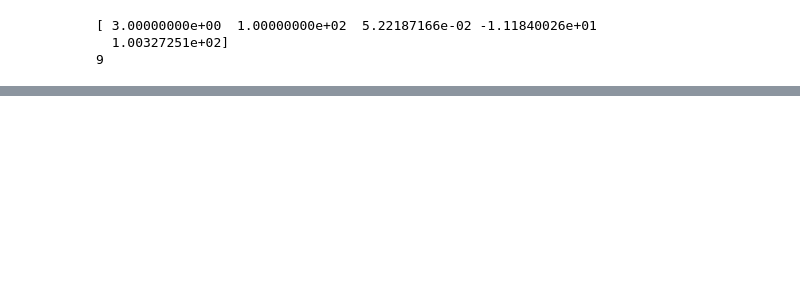
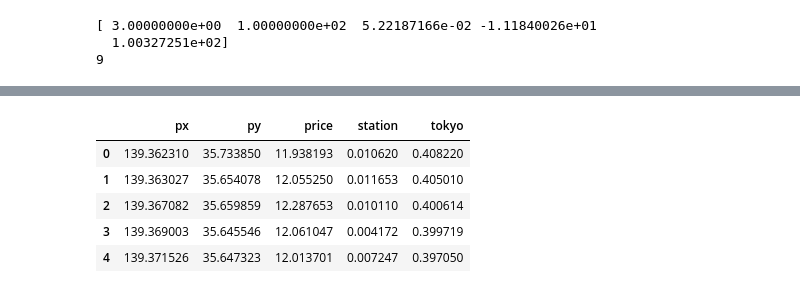
Before and after one commit to ryuya-ko/LDAT_LS_2019, a Jupyter notebook: code/python/kriging_imple.ipynb, the cells around one changed output, grey strips where cells are left out. Drawn from its saved outputs; the diff is of its cells as text; code cells hidden in the pictures; blank space fills up the shorter version.

```diff
--- a/code/python/kriging_imple.ipynb
+++ b/code/python/kriging_imple.ipynb
@@ -86,0 +73,9 @@ rbfi = Rbf(x, y, z)
+# %%
+data.head()
+# %% [output]
+|  | px | py | price | station | tokyo |
+| 0 | 139.362310 | 35.733850 | 11.938193 | 0.010620 | 0.408220 |
+| 1 | 139.363027 | 35.654078 | 12.055250 | 0.011653 | 0.405010 |
+| 2 | 139.367082 | 35.659859 | 12.287653 | 0.010110 | 0.400614 |
+| 3 | 139.369003 | 35.645546 | 12.061047 | 0.004172 | 0.399719 |
+| 4 | 139.371526 | 35.647323 | 12.013701 | 0.007247 | 0.397050 |
```
Also changed, not shown: parts of 19 cells of this notebook, 2 other files.
